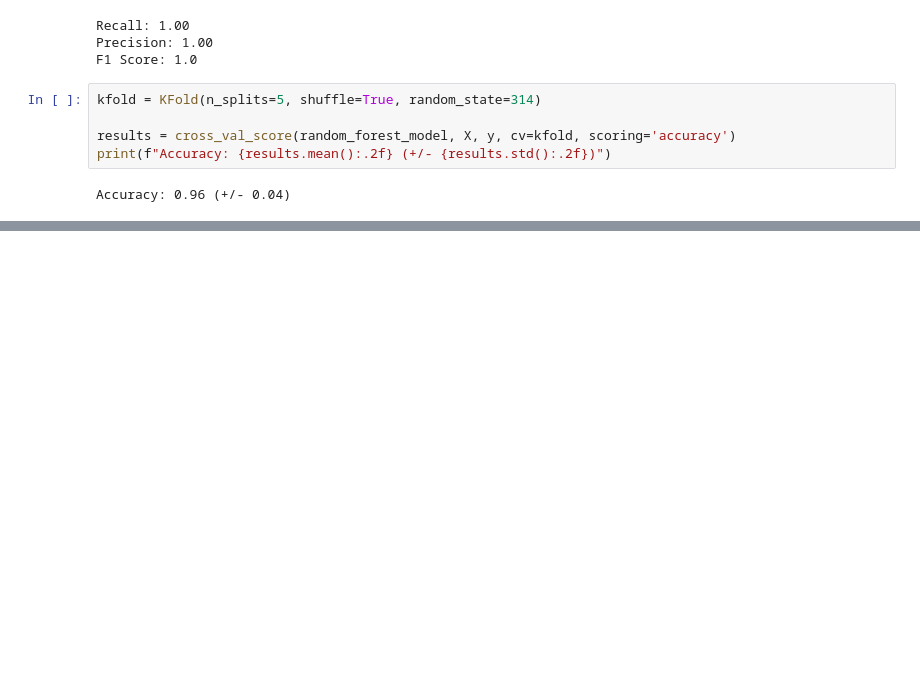
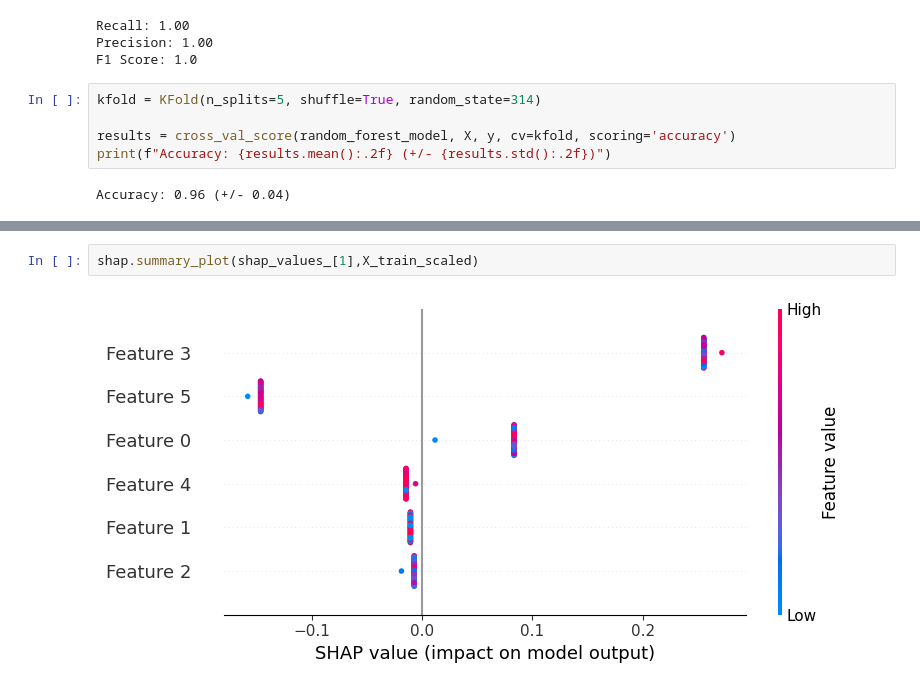
Before and after one commit to moraleseoscar/AnaemiaPredictionEDA, a Jupyter notebook: Random_forest.ipynb, the cells around one changed output, grey strips where cells are left out. Drawn from its saved outputs; the diff is of its cells as text; blank space fills up the shorter version.

```diff
--- a/Random_forest.ipynb
+++ b/Random_forest.ipynb
@@ -76,0 +101,4 @@ Accuracy: 0.96 (+/- 0.04)
+# %%
+shap.summary_plot(shap_values_[1],X_train_scaled)
+# %% [output]
+[figure, added]
```
Also changed, not shown: parts of 5 cells of this notebook, 2 other files.
